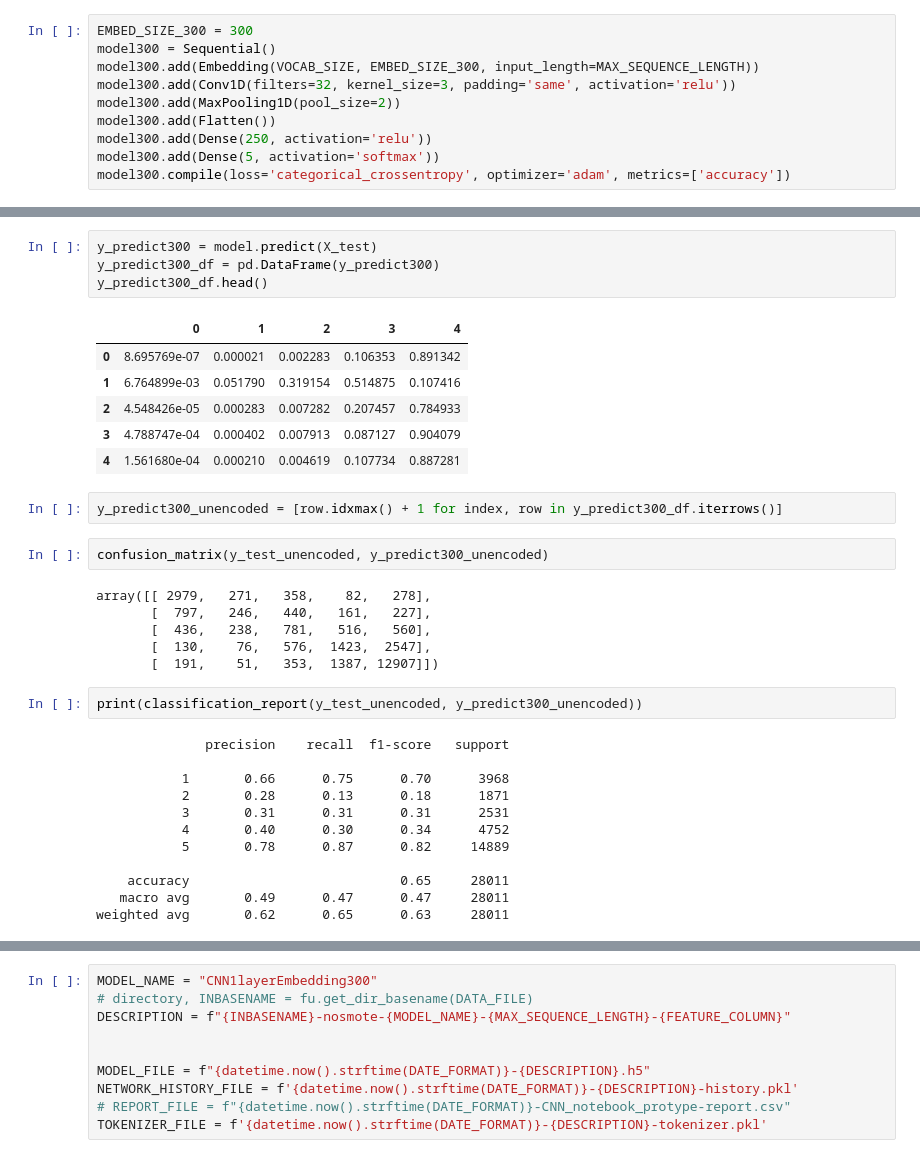
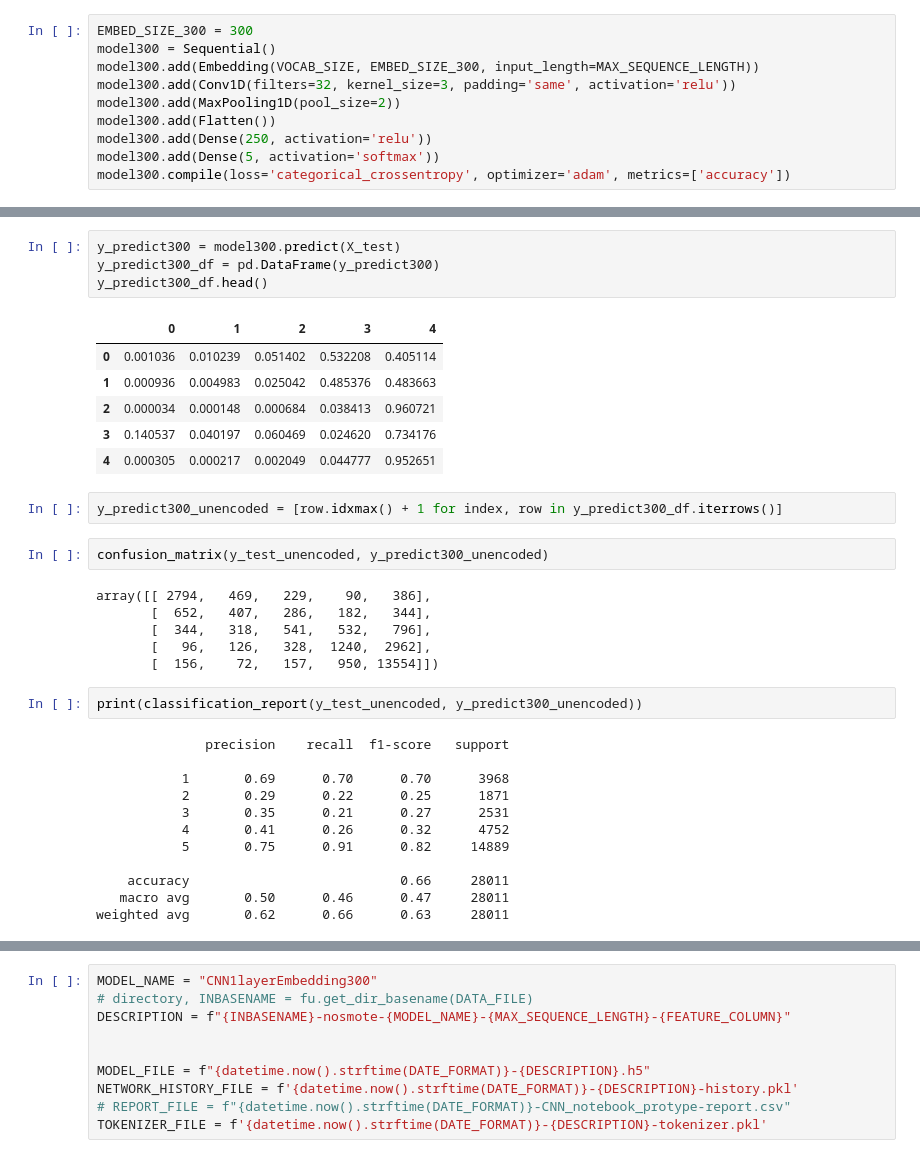
Before and after one commit to sv650s/sb-capstone, a Jupyter notebook: 2019-06-23-CNN_prototype.ipynb, the cells around one changed output, grey strips where cells are left out. Drawn from its saved outputs; the diff is of its cells as text.

```diff
--- a/2019-06-23-CNN_prototype.ipynb
+++ b/2019-06-23-CNN_prototype.ipynb
@@ -584,35 +570,35 @@ plot_history(network_history300)
 # %%
-y_predict300 = model.predict(X_test)
+y_predict300 = model300.predict(X_test)
 y_predict300_df = pd.DataFrame(y_predict300)
 y_predict300_df.head()
 # %% [output]
 |  | 0 | 1 | 2 | 3 | 4 |
-| 0 | 8.695769e-07 | 0.000021 | 0.002283 | 0.106353 | 0.891342 |
-| 1 | 6.764899e-03 | 0.051790 | 0.319154 | 0.514875 | 0.107416 |
-| 2 | 4.548426e-05 | 0.000283 | 0.007282 | 0.207457 | 0.784933 |
-| 3 | 4.788747e-04 | 0.000402 | 0.007913 | 0.087127 | 0.904079 |
-| 4 | 1.561680e-04 | 0.000210 | 0.004619 | 0.107734 | 0.887281 |
+| 0 | 0.001036 | 0.010239 | 0.051402 | 0.532208 | 0.405114 |
+| 1 | 0.000936 | 0.004983 | 0.025042 | 0.485376 | 0.483663 |
+| 2 | 0.000034 | 0.000148 | 0.000684 | 0.038413 | 0.960721 |
+| 3 | 0.140537 | 0.040197 | 0.060469 | 0.024620 | 0.734176 |
+| 4 | 0.000305 | 0.000217 | 0.002049 | 0.044777 | 0.952651 |
 # %%
 y_predict300_unencoded = [row.idxmax() + 1 for index, row in y_predict300_df.iterrows()]
 # %%
 confusion_matrix(y_test_unencoded, y_predict300_unencoded)
 # %% [output]
-array([[ 2979,   271,   358,    82,   278],
-       [  797,   246,   440,   161,   227],
-       [  436,   238,   781,   516,   560],
-       [  130,    76,   576,  1423,  2547],
-       [  191,    51,   353,  1387, 12907]])
+array([[ 2794,   469,   229,    90,   386],
+       [  652,   407,   286,   182,   344],
+       [  344,   318,   541,   532,   796],
+       [   96,   126,   328,  1240,  2962],
+       [  156,    72,   157,   950, 13554]])
 # %%
 print(classification_report(y_test_unencoded, y_predict300_unencoded))
 # %% [output]
               precision    recall  f1-score   support
 
-           1       0.66      0.75      0.70      3968
-           2       0.28      0.13      0.18      1871
-           3       0.31      0.31      0.31      2531
-           4       0.40      0.30      0.34      4752
-           5       0.78      0.87      0.82     14889
+           1       0.69      0.70      0.70      3968
+           2       0.29      0.22      0.25      1871
+           3       0.35      0.21      0.27      2531
+           4       0.41      0.26      0.32      4752
+           5       0.75      0.91      0.82     14889
 
-    accuracy                           0.65     28011
-   macro avg       0.49      0.47      0.47     28011
-weighted avg       0.62      0.65      0.63     28011
+    accuracy                           0.66     28011
+   macro avg       0.50      0.46      0.47     28011
+weighted avg       0.62      0.66      0.63     28011
```
Also changed, not shown: parts of 24 cells of this notebook.
